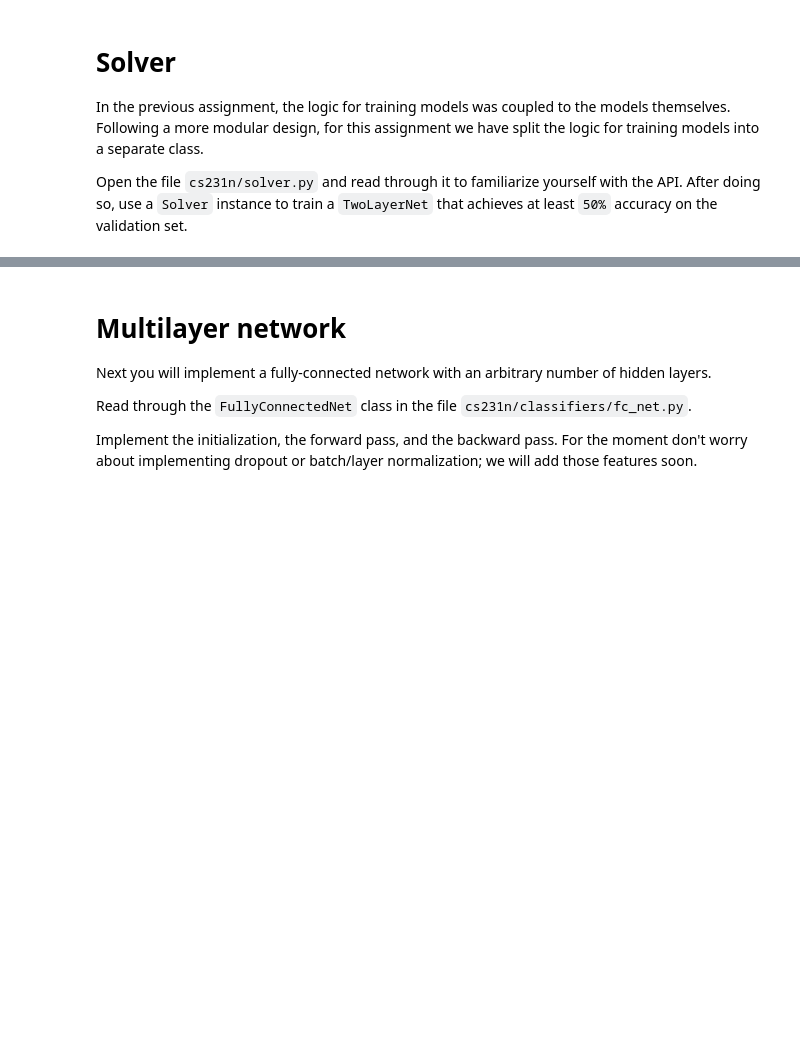
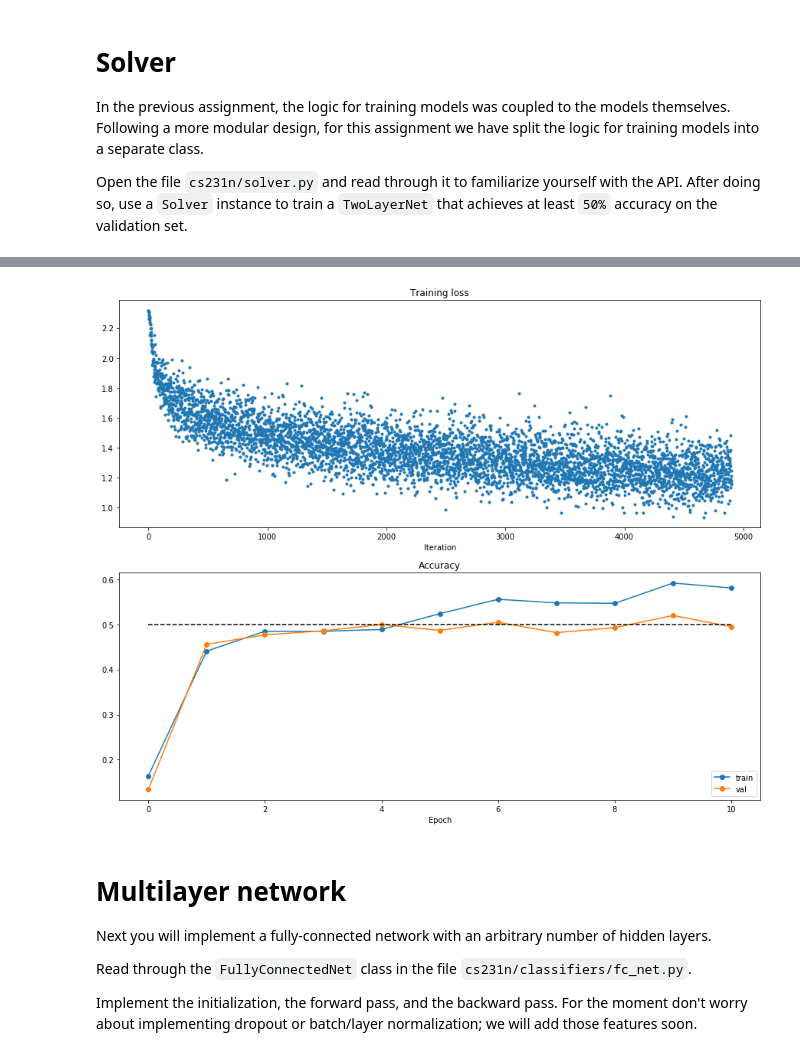
Before and after one commit to shubhajitml/cs231n-18, a Jupyter notebook: Solutions/assignment2/FullyConnectedNets.ipynb, the cells around one changed output, grey strips where cells are left out. Cells and saved outputs as stored; diff of their text form; code cells hidden in the pictures; blank space fills up the shorter version.

Commit message:
fc_net (solver)

```diff
--- a/Solutions/assignment2/FullyConnectedNets.ipynb
+++ b/Solutions/assignment2/FullyConnectedNets.ipynb
@@ -321,7 +330,21 @@ solver = None
 # TODO: Use a Solver instance to train a TwoLayerNet that achieves at least  #
 # 50% accuracy on the validation set.                                        #
 ##############################################################################
-pass
+model = TwoLayerNet(hidden_dim=100, reg=0.1)
+
+solver = Solver(model,
+                data,
+                update_rule='sgd',
+                optim_config={
+                    'learning_rate' : 1e-3
+                },
+                lr_decay = 0.95,
+                num_epochs = 10,
+                batch_size = 100,
+                print_every = 100
+               )
+
+solver.train()
 ##############################################################################
 #                             END OF YOUR CODE                               #
 ##############################################################################
@@ -328,20 +369,22 @@ pass
 # %%
 # Run this cell to visualize training loss and train / val accuracy
 
 plt.subplot(2, 1, 1)
 plt.title('Training loss')
-plt.plot(solver.loss_history, 'o')
+plt.plot(solver.loss_history, '.')
 plt.xlabel('Iteration')
 
 plt.subplot(2, 1, 2)
 plt.title('Accuracy')
 plt.plot(solver.train_acc_history, '-o', label='train')
 plt.plot(solver.val_acc_history, '-o', label='val')
 plt.plot([0.5] * len(solver.val_acc_history), 'k--')
 plt.xlabel('Epoch')
 plt.legend(loc='lower right')
 plt.gcf().set_size_inches(15, 12)
 plt.show()
+# %% [output]
+[figure, added]
 # %% [markdown]
 # Multilayer network
 Next you will implement a fully-connected network with an arbitrary number of hidden layers.
```
Also changed, not shown: parts of 2 cells of this notebook.
